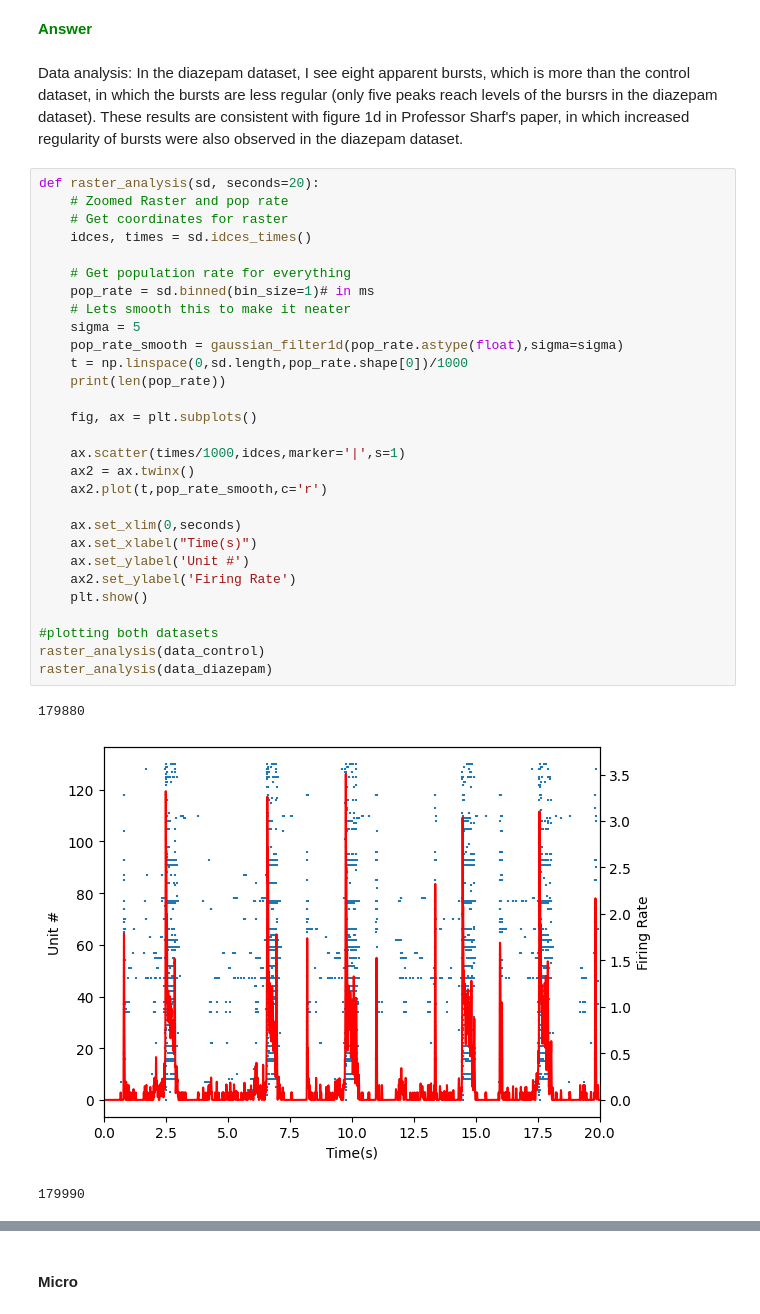
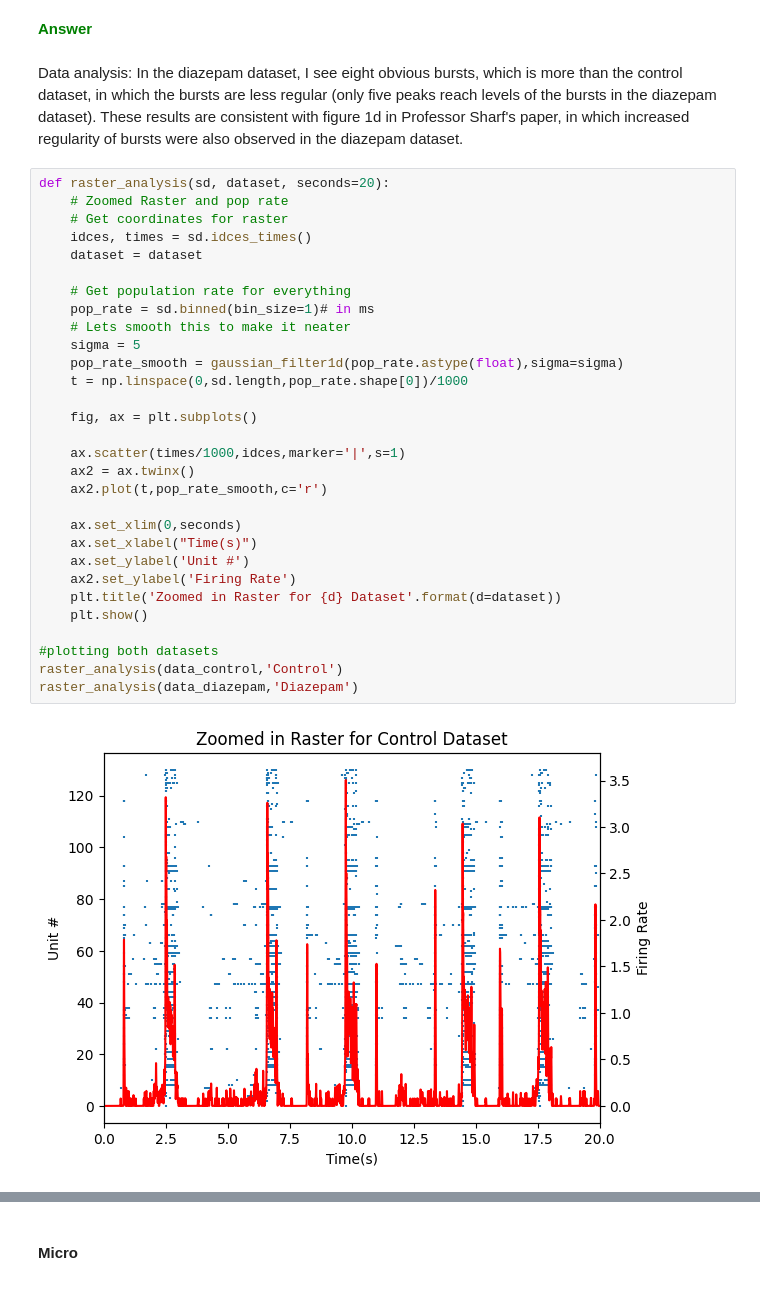
Before and after one commit to Braingeneers-Education/bme-118-2025-introduction-to-electrophysiology-almewhit, a Jupyter notebook: electrophysiology_introduction.ipynb, the cells around one changed output, grey strips where cells are left out. Saved outputs shown, nothing was run; the diff lists cells and outputs as text.

```diff
--- a/electrophysiology_introduction.ipynb
+++ b/electrophysiology_introduction.ipynb
@@ -371,37 +369,36 @@ Create a zoomed in plot of the spike raster for the diazepam dataset that shows
 <font color="green"><b>Answer
 # %% [markdown]
 Data analysis:
-In the diazepam dataset, I see eight apparent bursts, which is more than the control dataset, in which the bursts are less regular (only five peaks reach levels of the bursrs in the diazepam dataset). These results are consistent with figure 1d in Professor Sharf's paper, in which increased regularity of bursts were also observed in the diazepam dataset.
+In the diazepam dataset, I see eight obvious bursts, which is more than the control dataset, in which the bursts are less regular (only five peaks reach levels of the bursts in the diazepam dataset). These results are consistent with figure 1d in Professor Sharf's paper, in which increased regularity of bursts were also observed in the diazepam dataset.
 # %%
-def raster_analysis(sd, seconds=20):
+def raster_analysis(sd, dataset, seconds=20):
     # Zoomed Raster and pop rate
     # Get coordinates for raster
     idces, times = sd.idces_times()
+    dataset = dataset
 
     # Get population rate for everything
     pop_rate = sd.binned(bin_size=1)# in ms
     # Lets smooth this to make it neater
     sigma = 5
     pop_rate_smooth = gaussian_filter1d(pop_rate.astype(float),sigma=sigma)
     t = np.linspace(0,sd.length,pop_rate.shape[0])/1000
-    print(len(pop_rate))
 
     fig, ax = plt.subplots()
 
     ax.scatter(times/1000,idces,marker='|',s=1)
     ax2 = ax.twinx()
     ax2.plot(t,pop_rate_smooth,c='r')
 
     ax.set_xlim(0,seconds)
     ax.set_xlabel("Time(s)")
     ax.set_ylabel('Unit #')
     ax2.set_ylabel('Firing Rate')
+    plt.title('Zoomed in Raster for {d} Dataset'.format(d=dataset))
     plt.show()
 
 #plotting both datasets
-raster_analysis(data_control)
-raster_analysis(data_diazepam)
+raster_analysis(data_control,'Control')
+raster_analysis(data_diazepam,'Diazepam')
 # %% [output]
-179880
-[figure, old version]
+[figure, new version]
-179990
```
Also changed, not shown: parts of 15 cells of this notebook.
